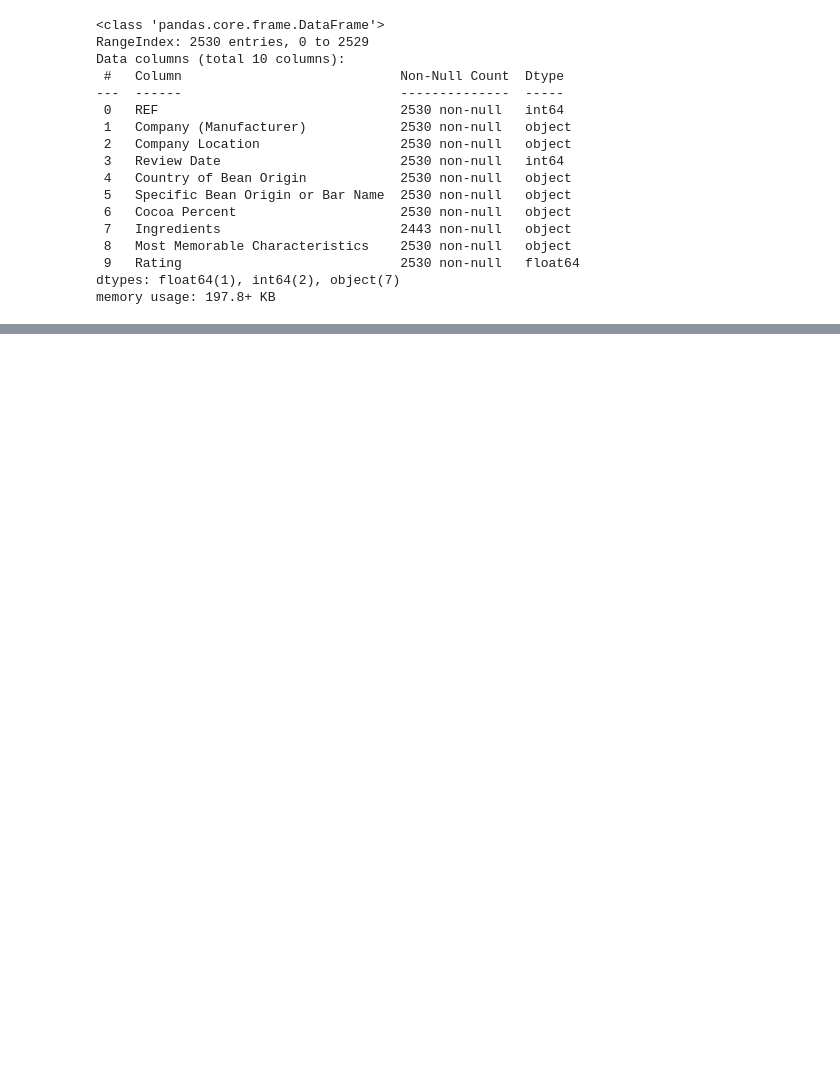
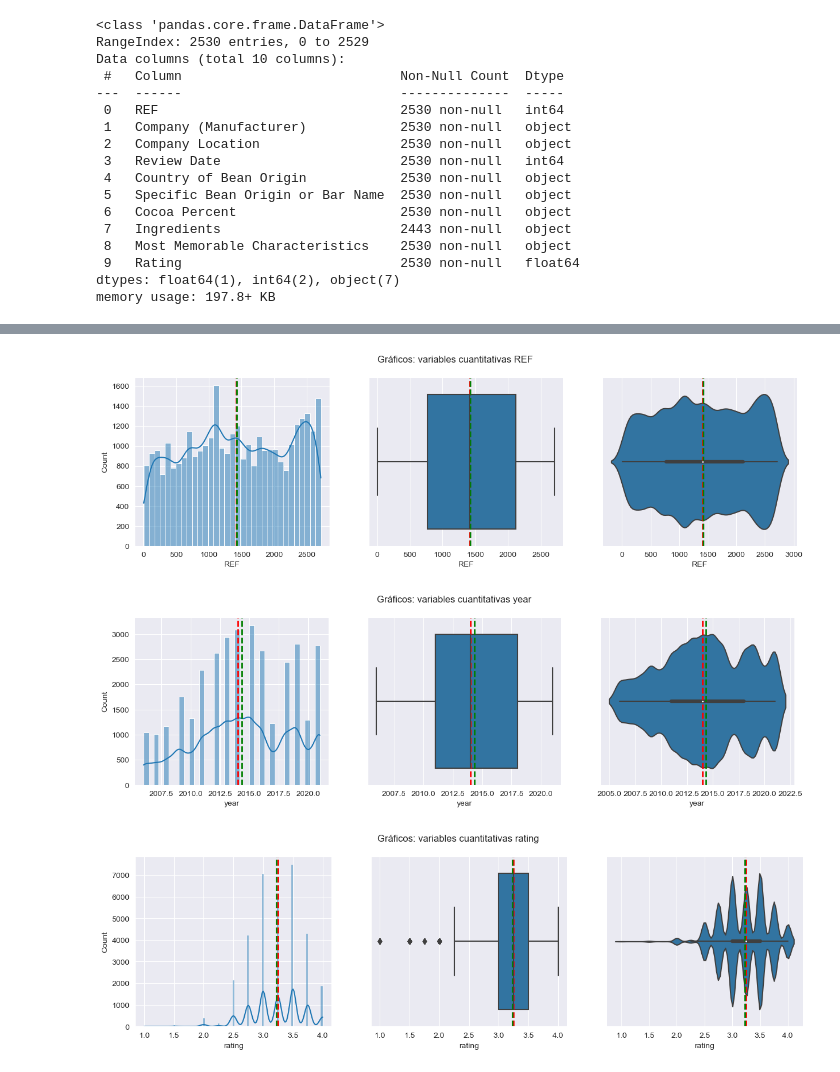
Before and after one commit to jdjulius/Proyecto4DataScience, a Jupyter notebook: notebooks/data_exploration.ipynb, the cells around one changed output, grey strips where cells are left out. Saved outputs shown, nothing was run; the diff lists cells and outputs as text; code cells hidden in the pictures; blank space fills up the shorter version.

Commit message:
feature(Exploratory):create dt, clean variables, transofrm dataset, stadistical analysis

```diff
--- a/notebooks/data_exploration.ipynb
+++ b/notebooks/data_exploration.ipynb
@@ -102,0 +395,2 @@ Name: Most Memorable Characteristics, Length: 2487, dtype: int64
+# %%
+df_origin = df_origin.drop(columns=['ID'])
@@ -102,0 +417,6 @@ Name: Most Memorable Characteristics, Length: 2487, dtype: int64
+# %%
+var_num = df_origin.select_dtypes(include=['float64', 'int']).columns
+var_cat = df_origin.select_dtypes(include=['object', 'category']).columns
+
+print(var_num)
+print(var_cat)
@@ -102,0 +450,6 @@ Name: Most Memorable Characteristics, Length: 2487, dtype: int64
+# %%
+def mean(x):
+    return stats.mean(x)
+# %%
+def median(x):
+    return stats.median(x)
@@ -102,0 +468,20 @@ Name: Most Memorable Characteristics, Length: 2487, dtype: int64
+# %%
+for i, colum in enumerate(var_num):
+    fig, ax = plt.subplots(1, 3, figsize=(15, 3.84))
+    fig.suptitle('Gráficos: variables cuantitativas ' + colum)
+
+    sns.histplot(x=df_origin[colum], data=df, kde= True, ax=ax[0])
+    ax[0].axvline(median(df_origin[colum]), color='red', linestyle='dashed', linewidth=2,label=f'Media: {median(df_origin[colum]):.1f}')
+    ax[0].axvline(mean(df_origin[colum]), color='green', linestyle='dashed', linewidth=2, label=f'Mediana: {mean(df_origin[colum]):.1f}')
+
+    sns.boxplot(x=df_origin[colum], ax=ax[1])
+    ax[1].axvline(median(df_origin[colum]), color='red', linestyle='dashed', linewidth=2,label=f'Media: {median(df_origin[colum]):.1f}')
+    ax[1].axvline(mean(df_origin[colum]), color='green', linestyle='dashed', linewidth=2, label=f'Mediana: {mean(df_origin[colum]):.1f}')
+
+    sns.violinplot(data=df_origin, x=colum, showfliers=False, ax=ax[2])
+    ax[2].axvline(median(df_origin[colum]), color='red', linestyle='dashed', linewidth=2,label=f'Media: {median(df_origin[colum]):.1f}')
+    ax[2].axvline(mean(df_origin[colum]), color='green', linestyle='dashed', linewidth=2, label=f'Mediana: {mean(df_origin[colum]):.1f}')
+# %% [output]
+[figure, added]
+[figure, added]
+[figure, added]
```
Also changed, not shown: parts of 42 cells of this notebook.
